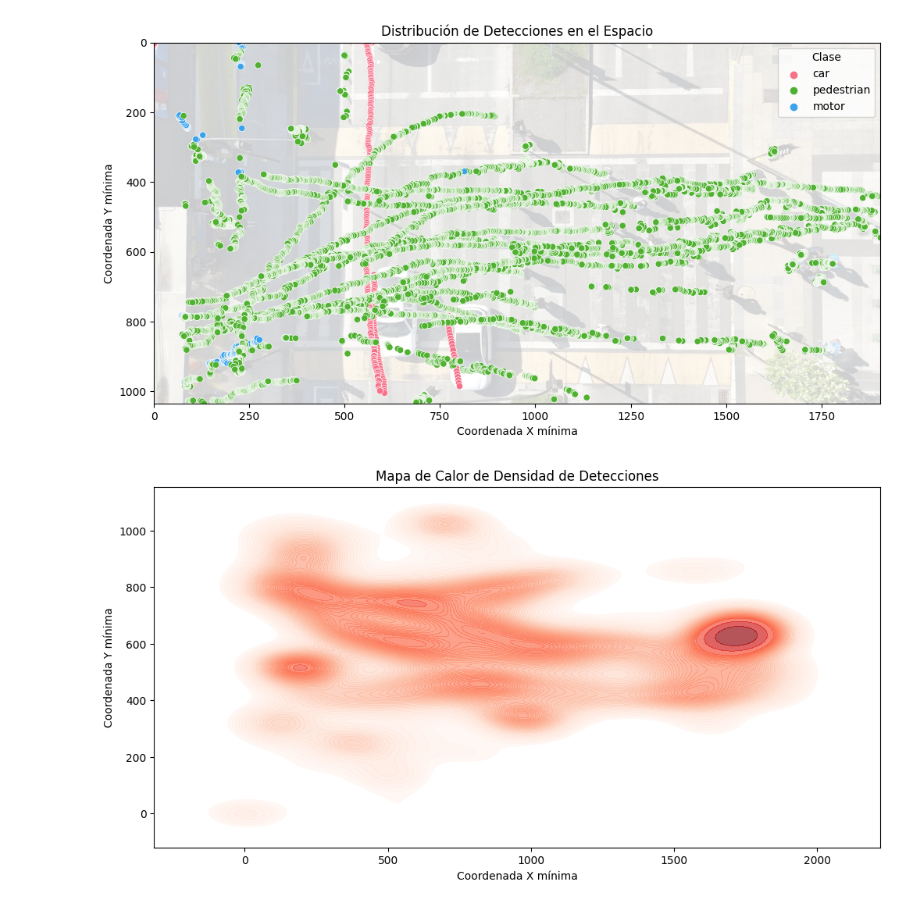
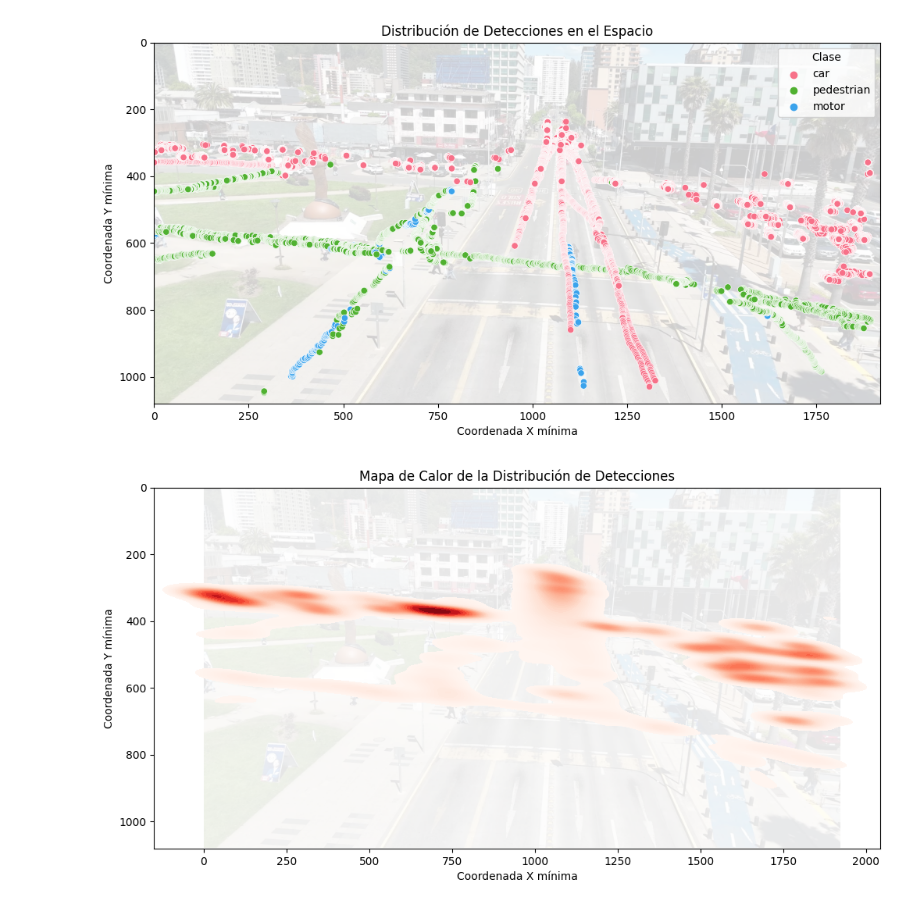
Before and after one commit to diegoalrv/yolo-flow, a Jupyter notebook: gráficos.ipynb, the cells around one changed output. Cells and saved outputs as stored; diff of their text form; code cells hidden in the pictures.

```diff
--- a/gráficos.ipynb
+++ b/gráficos.ipynb
@@ -29,26 +29,27 @@ plt.show()
 # %%
+# Gráfico Dispersión
 img = mpimg.imread("frame_inicial.jpg")
+img_height, img_width, _ = img.shape
 
 plt.figure(figsize=(12, 6))
-plt.imshow(img, extent=[df["Xmin"].min(), df["Xmin"].max(), df["Ymin"].min(), df["Ymin"].max()], aspect='auto', alpha=0.2)
+plt.imshow(img, extent=[0, img_width, img_height, 0], aspect='auto', alpha=0.1)
 sns.scatterplot(x=df["Xmin"], y=df["Ymin"], hue=df["Clase"], palette="husl")
 plt.xlabel("Coordenada X mínima")
 plt.ylabel("Coordenada Y mínima")
 plt.title("Distribución de Detecciones en el Espacio")
-plt.gca().invert_yaxis()
 plt.legend(title="Clase", bbox_to_anchor=(1, 1))
-
 plt.show()
 # %% [output]
-[figure, old version]
+[figure, new version]
 # %%
-#Mapa calor
+#Mapa de Calor
 plt.figure(figsize=(12, 6))
-sns.kdeplot(x=df["Xmin"], y=df["Ymin"], cmap="Reds", fill=True, levels=50, alpha=0.7)
+plt.imshow(img, extent=[0, img_width, img_height, 0], aspect='auto', alpha=0.1)
+sns.kdeplot(x=df["Xmin"], y=df["Ymin"], cmap='Reds', fill=True, levels=50, bw_adjust=0.5)
 plt.xlabel("Coordenada X mínima")
 plt.ylabel("Coordenada Y mínima")
-plt.title("Mapa de Calor de Densidad de Detecciones")
+plt.title("Mapa de Calor de la Distribución de Detecciones")
 
 plt.show()
 # %% [output]
-[figure, old version]
+[figure, new version]
```
Also changed, not shown: parts of 2 cells of this notebook, 1 other file.
